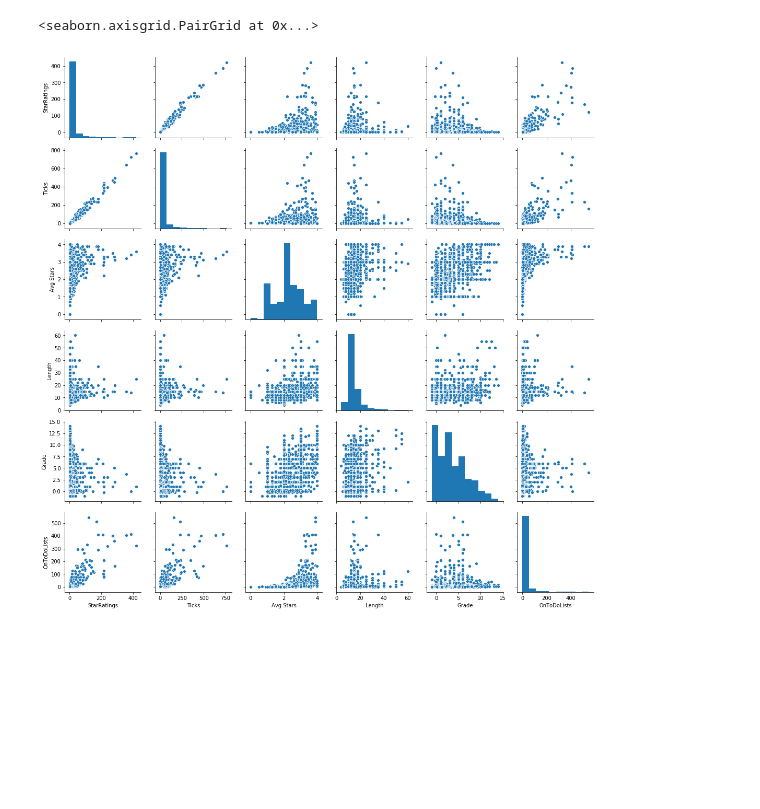
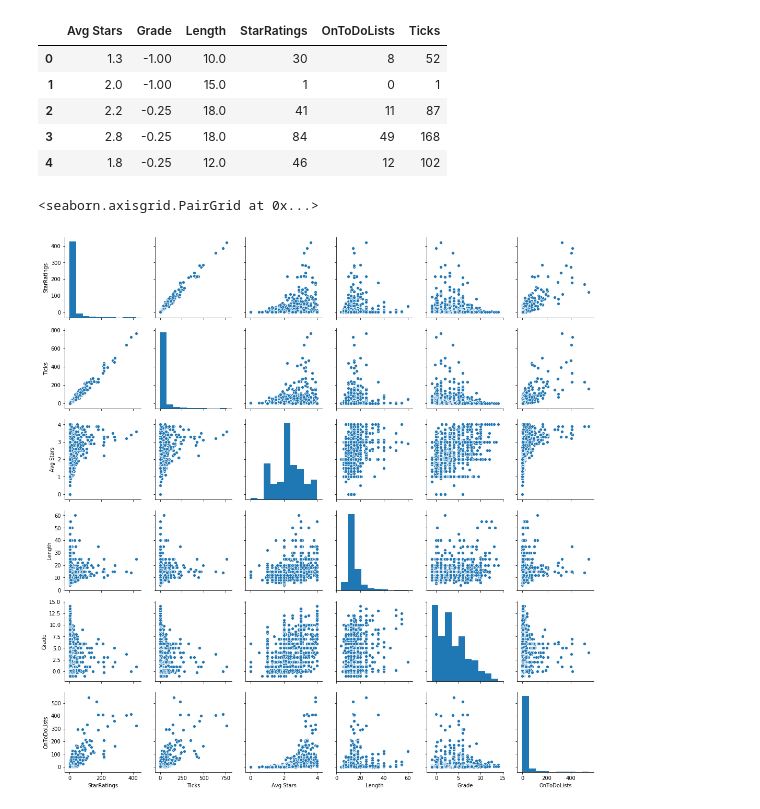
Before and after one commit to harrisonized/Predicting_Popularity_of_Rock_Climbs, a Jupyter notebook: simple-exploratory-data-analysis.ipynb, the cells around one changed output. Saved outputs shown, nothing was run; the diff lists cells and outputs as text; code cells hidden in the pictures; blank space fills up the shorter version.

```diff
--- a/simple-exploratory-data-analysis.ipynb
+++ b/simple-exploratory-data-analysis.ipynb
@@ -28,9 +22,38 @@ sad_boulders_df = pd.read_csv("data/scraped-data/sad_boulders-scrape.csv")
+# %%
+buttermilks_clean_df = pd.read_csv("data/buttermilks.csv")
+buttermilks_scrape_df = pd.read_csv("data/buttermilks-scrape.csv")
+buttermilks_transform_df = pd.read_csv("data/buttermilks-transform.csv")
+buttermilks_df = buttermilks_clean_df.join(buttermilks_scrape_df).join(buttermilks_transform_df)
+
+druid_stones_clean_df = pd.read_csv("data/druid_stones.csv")
+druid_stones_scrape_df = pd.read_csv("data/druid_stones-scrape.csv")
+druid_stones_transform_df = pd.read_csv("data/druid_stones-transform.csv")
+druid_stones_df = druid_stones_clean_df.join(druid_stones_scrape_df).join(druid_stones_transform_df)
+
+happy_boulders_clean_df = pd.read_csv("data/happy_boulders.csv")
+happy_boulders_scrape_df = pd.read_csv("data/happy_boulders-scrape.csv")
+happy_boulders_transform_df = pd.read_csv("data/happy_boulders-transform.csv")
+happy_boulders_df = happy_boulders_clean_df.join(happy_boulders_scrape_df).join(happy_boulders_transform_df)
+
+sad_boulders_clean_df = pd.read_csv("data/sad_boulders.csv")
+sad_boulders_scrape_df = pd.read_csv("data/sad_boulders-scrape.csv")
+sad_boulders_transform_df = pd.read_csv("data/sad_boulders-transform.csv")
+sad_boulders_df = sad_boulders_clean_df.join(sad_boulders_scrape_df).join(sad_boulders_transform_df)
 # %%
 # Concatenate and format
 bishop_df = buttermilks_df.append(druid_stones_df).append(happy_boulders_df).append(sad_boulders_df)
 bishop_df = bishop_df.dropna().reset_index(drop=True)
 bishop_df = bishop_df[["avg_stars", "grade", "length_", "star_ratings", "on_to_do_lists", "ticks"]]
 bishop_df = bishop_df.rename(columns = {'avg_stars':'Avg Stars', 'grade':'Grade', 'length_':'Length', 'star_ratings':'StarRatings', 'on_to_do_lists':'OnToDoLists', 'ticks':'Ticks'})
+# %%
+bishop_df.head()
+# %% [output]
+|  | Avg Stars | Grade | Length | StarRatings | OnToDoLists | Ticks |
+| 0 | 1.3 | -1.00 | 10.0 | 30 | 8 | 52 |
+| 1 | 2.0 | -1.00 | 15.0 | 1 | 0 | 1 |
+| 2 | 2.2 | -0.25 | 18.0 | 41 | 11 | 87 |
+| 3 | 2.8 | -0.25 | 18.0 | 84 | 49 | 168 |
+| 4 | 1.8 | -0.25 | 12.0 | 46 | 12 | 102 |
 # %%
 # Pairplot
 features_target_list = ['StarRatings', 'Ticks', 'Avg Stars', 'Length', 'Grade', 'OnToDoLists']
```
Also changed, not shown: parts of 1 cell of this notebook, 8 other files.
